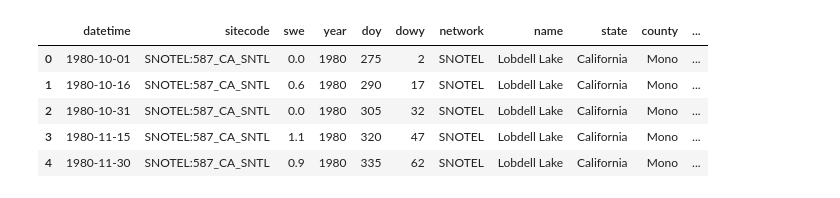
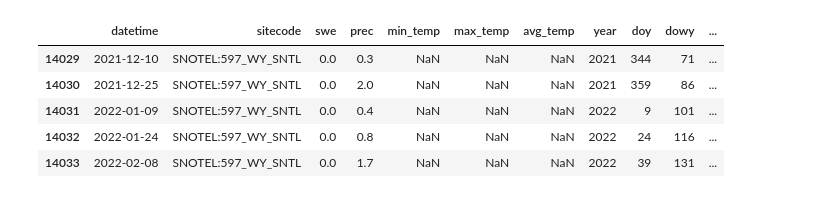
Before and after one commit to alexdparker/datascience, a Jupyter notebook: snotel.ipynb, the cells around one changed output. Drawn from its saved outputs; the diff is of its cells as text; code cells hidden in the pictures.

```diff
--- a/snotel.ipynb
+++ b/snotel.ipynb
@@ -146,10 +274,9 @@ swe.head()
-# %%
-swe = swe.merge(snotel_meta, on = 'sitecode', how = 'left')
-swe.head()
-# %% [output]
-|  | datetime | sitecode | swe | year | doy | dowy | network | name | state | county | ... |
-| 0 | 1980-10-01 | SNOTEL:587_CA_SNTL | 0.0 | 1980 | 275 | 2 | SNOTEL | Lobdell Lake | California | Mono | ... |
-| 1 | 1980-10-16 | SNOTEL:587_CA_SNTL | 0.6 | 1980 | 290 | 17 | SNOTEL | Lobdell Lake | California | Mono | ... |
-| 2 | 1980-10-31 | SNOTEL:587_CA_SNTL | 0.0 | 1980 | 305 | 32 | SNOTEL | Lobdell Lake | California | Mono | ... |
-| 3 | 1980-11-15 | SNOTEL:587_CA_SNTL | 1.1 | 1980 | 320 | 47 | SNOTEL | Lobdell Lake | California | Mono | ... |
-| 4 | 1980-11-30 | SNOTEL:587_CA_SNTL | 0.9 | 1980 | 335 | 62 | SNOTEL | Lobdell Lake | California | Mono | ... |
+# %%
+df.tail()
+# %% [output]
+|  | datetime | sitecode | swe | prec | min_temp | max_temp | avg_temp | year | doy | dowy | ... |
+| 14029 | 2021-12-10 | SNOTEL:597_WY_SNTL | 0.0 | 0.3 | NaN | NaN | NaN | 2021 | 344 | 71 | ... |
+| 14030 | 2021-12-25 | SNOTEL:597_WY_SNTL | 0.0 | 2.0 | NaN | NaN | NaN | 2021 | 359 | 86 | ... |
+| 14031 | 2022-01-09 | SNOTEL:597_WY_SNTL | 0.0 | 0.4 | NaN | NaN | NaN | 2022 | 9 | 101 | ... |
+| 14032 | 2022-01-24 | SNOTEL:597_WY_SNTL | 0.0 | 0.8 | NaN | NaN | NaN | 2022 | 24 | 116 | ... |
+| 14033 | 2022-02-08 | SNOTEL:597_WY_SNTL | 0.0 | 1.7 | NaN | NaN | NaN | 2022 | 39 | 131 | ... |
```
Also changed, not shown: parts of 38 cells of this notebook, 1 other file.
